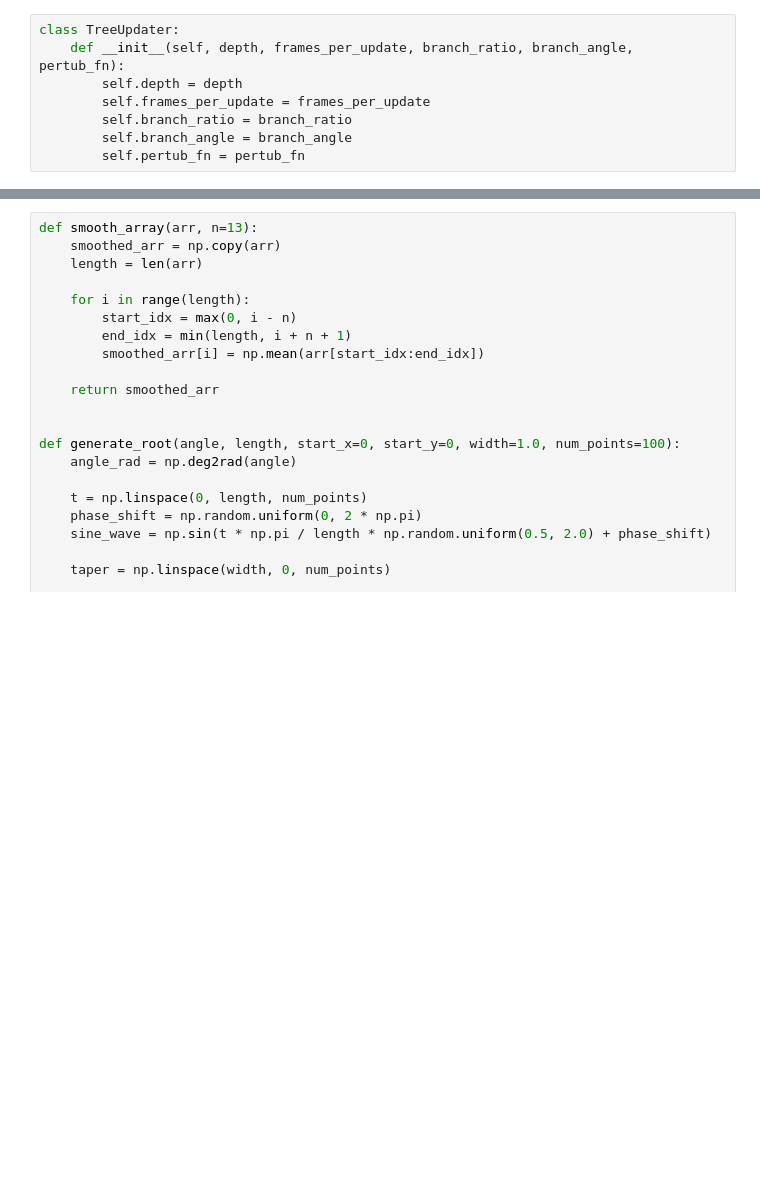
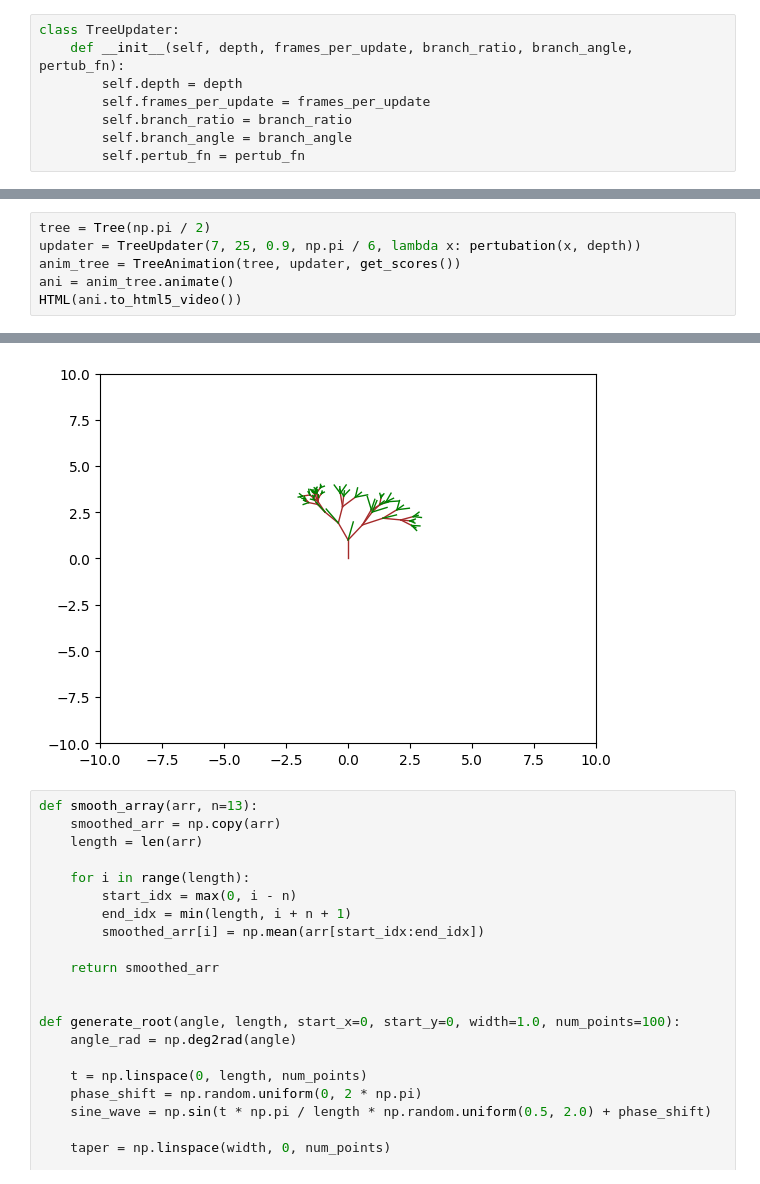
Before and after one commit to KajetanPoliak/greenhack2024, a Jupyter notebook: Pepa_ntb.ipynb, the cells around one changed output, grey strips where cells are left out. Saved outputs shown, nothing was run; the diff lists cells and outputs as text; blank space fills up the shorter version.

```diff
--- a/Pepa_ntb.ipynb
+++ b/Pepa_ntb.ipynb
@@ -337,0 +355,7 @@ shape: (5, 5)
+# %%
+tree = Tree(np.pi / 2)
+updater = TreeUpdater(7, 25, 0.9, np.pi / 6, lambda x: pertubation(x, depth))
+anim_tree = TreeAnimation(tree, updater, get_scores())
+ani = anim_tree.animate()
+HTML(ani.to_html5_video())
+# %% [output]
@@ -338,3 +363,4 @@ shape: (5, 5)
+[figure, new version]
 # %%
 def smooth_array(arr, n=13):
     smoothed_arr = np.copy(arr)
```
Also changed, not shown: parts of 11 cells of this notebook.
